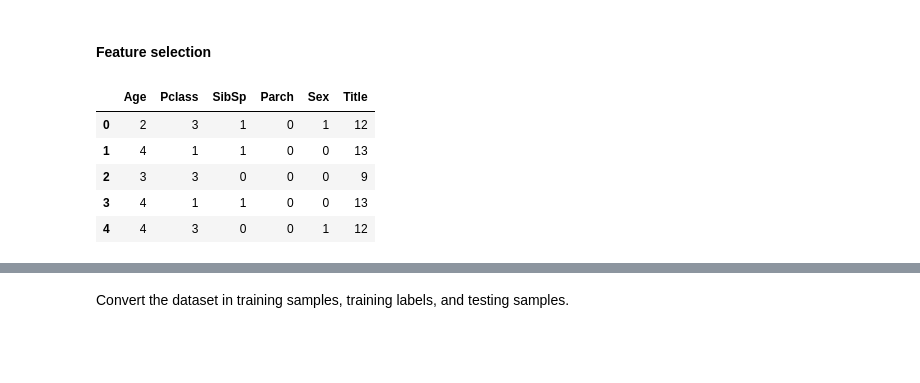
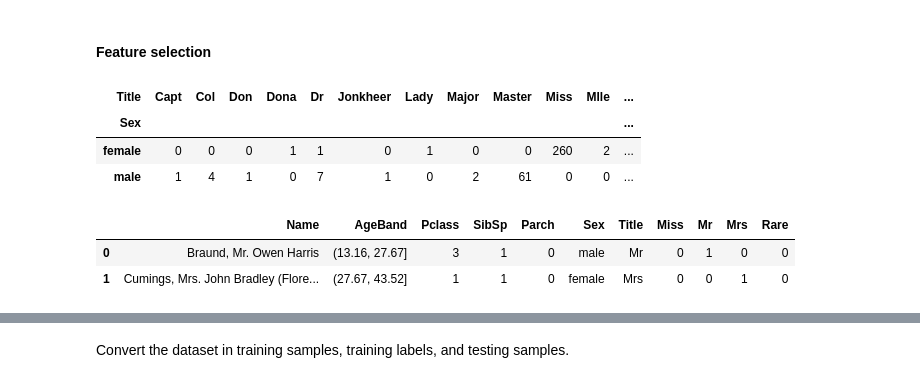
Before and after one commit to davidtvs/kaggle-titanic, a Jupyter notebook: surviving-the-titanic.ipynb, the cells around one changed output, grey strips where cells are left out. Saved outputs shown, nothing was run; the diff lists cells and outputs as text; code cells hidden in the pictures; blank space fills up the shorter version.

```diff
--- a/surviving-the-titanic.ipynb
+++ b/surviving-the-titanic.ipynb
@@ -118,0 +129,17 @@ Observations:
+# %%
+# Convert K-means clusters to age bands
+age_bands = []
+for k in range(num_clusters):
+    age_bands.append(xx[Z==k].min())
+
+# Since the clusters are not sorted we sort the intervals
+age_bands.sort()
+
+# Set the lower bound of the first interval to 0
+age_bands[0] = 0
+
+# Set the higher bound of the last interval to infinite just in case there are older older passengers in the test set
+age_bands.append(np.inf)
+
+# Convert list to numpy array
+print("Age bands: {}".format(np.array(age_bands)))
@@ -118,0 +148,6 @@ Observations:
+# %%
+# Use both the training and test dataset to fill the missing Age values
+dataset = pd.concat([train, test], sort=True)
+dataset['AgeBand'] = pd.cut(dataset['Age'], age_bands)
+
+dataset.groupby('AgeBand')['Survived'].mean()
@@ -137,27 +183,34 @@ There are many ways to fill the missing ages, I chose this one simply because it
 #### Feature selection
 # %%
 # Use both the training and test dataset to fill the missing Age values
-fill_age_df = pd.concat([train, test], sort=True)[['Name', 'Age', 'Pclass', 'SibSp', 'Parch', 'Sex']]
-
-# Use the age bins from above
-fill_age_df['Age'] = pd.cut(fill_age_df['Age'], age_bins)
+fill_age_df = dataset[['Name', 'AgeBand', 'Pclass', 'SibSp', 'Parch', 'Sex']].copy()
 
 # Get the titles of the passengers
-fill_age_df['Title'] = fill_age_df['Name'].apply(lambda x: x[x.find(', ') + 1:x.find('.') + 1])
+fill_age_df['Title'] = fill_age_df['Name'].apply(lambda x: x[x.find(', ') + 2:x.find('.')])
 
-# Now that we have the titles we can drop the names
-fill_age_df.drop(columns='Name', inplace=True)
-
-# Encode ages bins and titles in integers
-fill_age_df['Age'] = fill_age_df['Age'].cat.codes
-fill_age_df['Title'] = fill_age_df['Title'].astype('category').cat.codes
-fill_age_df['Sex'] = fill_age_df['Sex'].astype('category').cat.codes
-
-fill_age_df.head()
+pd.crosstab(fill_age_df['Title'], fill_age_df['Sex']).transpose()
 # %% [output]
-|  | Age | Pclass | SibSp | Parch | Sex | Title |
-| 0 | 2 | 3 | 1 | 0 | 1 | 12 |
-| 1 | 4 | 1 | 1 | 0 | 0 | 13 |
-| 2 | 3 | 3 | 0 | 0 | 0 | 9 |
-| 3 | 4 | 1 | 1 | 0 | 0 | 13 |
-| 4 | 4 | 3 | 0 | 0 | 1 | 12 |
+| Title | Capt | Col | Don | Dona | Dr | Jonkheer | Lady | Major | Master | Miss | Mlle | ... |
+| Sex |  |  |  |  |  |  |  |  |  |  |  | ... |
+| female | 0 | 0 | 0 | 1 | 1 | 0 | 1 | 0 | 0 | 260 | 2 | ... |
+| male | 1 | 4 | 1 | 0 | 7 | 1 | 0 | 2 | 61 | 0 | 0 | ... |
+# %%
+# Join Mlle (Mademoiselle) and Ms with Miss - Mlle and Miss both indicate a unmarried status while Ms is more generic
+# it can mean both Miss and Mrs, I chose Miss because it's more frequent
+fill_age_df['Title'].replace(to_replace=['Mlle', 'Ms'], value='Miss', inplace=True)
+
+# Join Mme (Madame) with Mrs - Mme and Mrs both indicate a married status
+fill_age_df['Title'].replace(to_replace='Mme', value='Mrs', inplace=True)
+
+# Join the remaining titles with low frequencies
+fill_age_df['Title'].replace(to_replace=['Don', 'Rev', 'Dr', 'Major', 'Lady', 'Sir',
+                                         'Col', 'Capt', 'the Countess', 'Jonkheer', 'Dona'],
+                             value='Rare', inplace=True)
+
+title_dummies = pd.get_dummies(fill_age_df['Title'], drop_first=True)
+fill_age_df = pd.concat([fill_age_df, title_dummies], axis=1)
+fill_age_df.head(2)
+# %% [output]
+|  | Name | AgeBand | Pclass | SibSp | Parch | Sex | Title | Miss | Mr | Mrs | Rare |
+| 0 | Braund, Mr. Owen Harris | (13.16, 27.67] | 3 | 1 | 0 | male | Mr | 0 | 1 | 0 | 0 |
+| 1 | Cumings, Mrs. John Bradley (Flore... | (27.67, 43.52] | 1 | 1 | 0 | female | Mrs | 0 | 0 | 1 | 0 |
```
Also changed, not shown: parts of 47 cells of this notebook.
